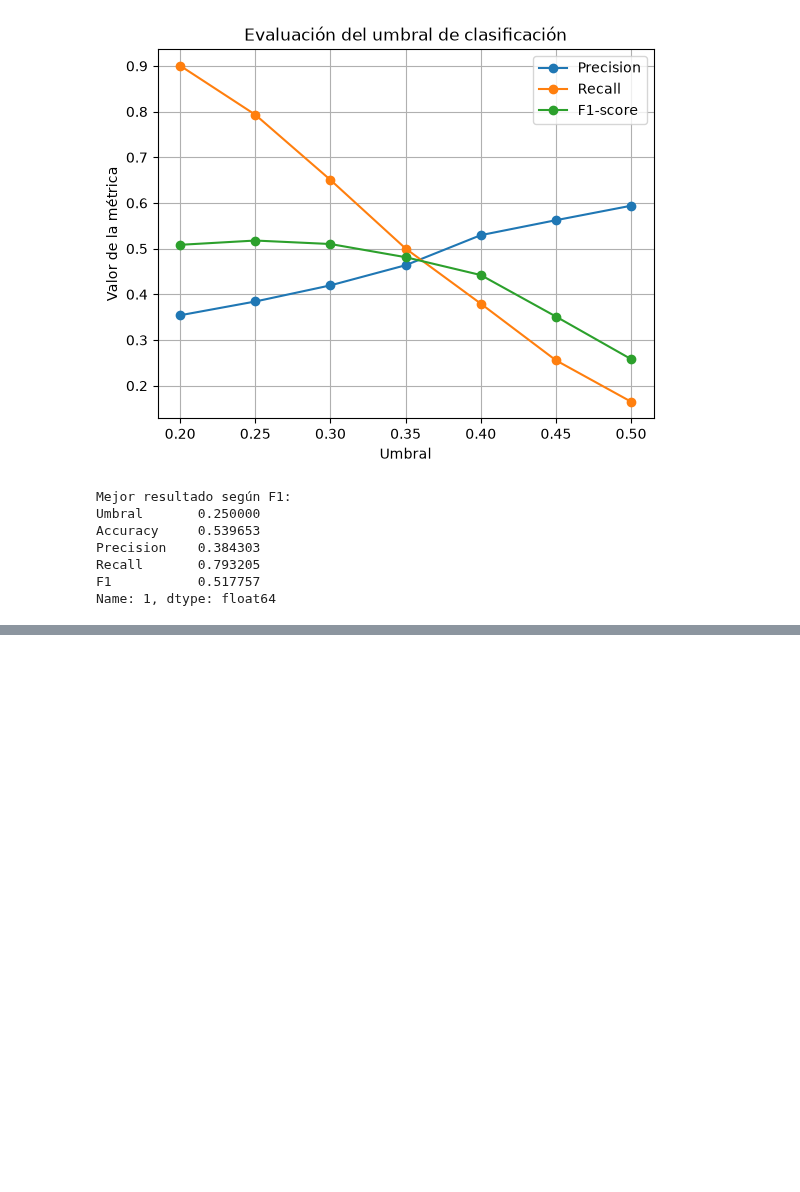
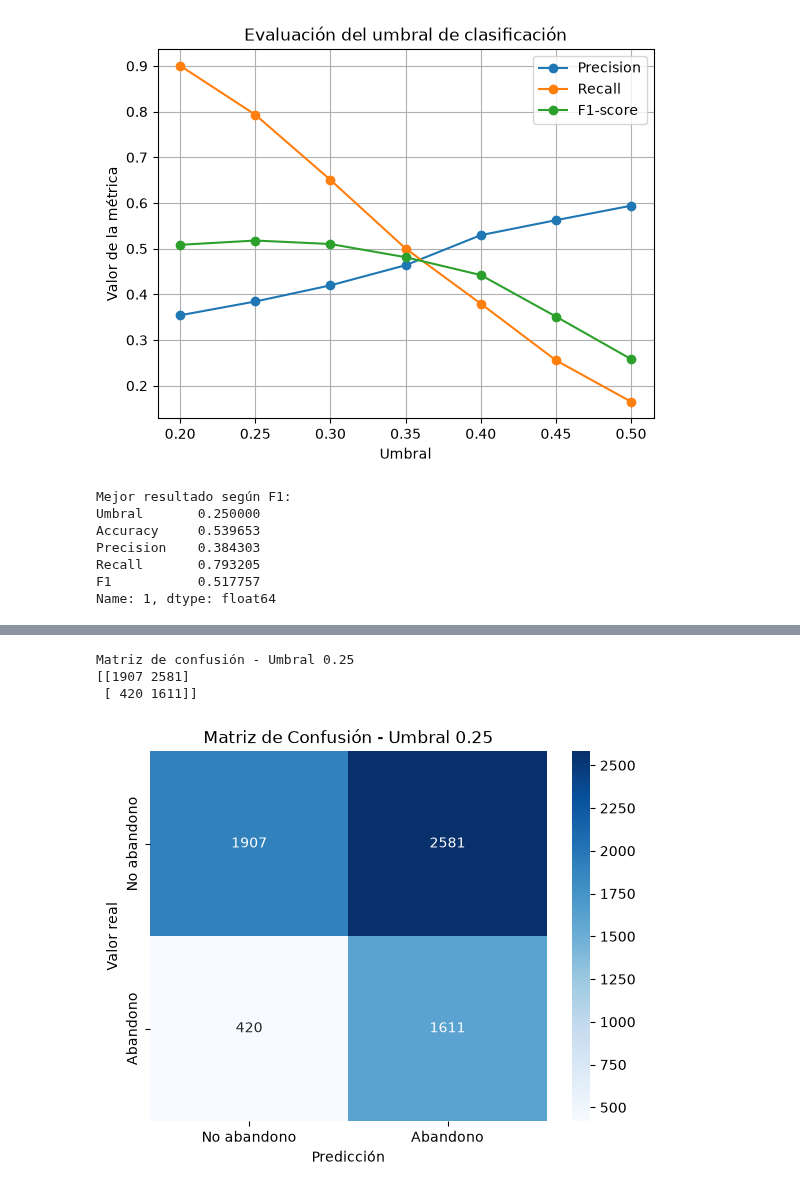
Before and after one commit to vicentesystemdev/JARVIS_SANGRON, a Jupyter notebook: Codigo/02_regresion_logistica.ipynb, the cells around one changed output, grey strips where cells are left out. Saved outputs shown, nothing was run; the diff lists cells and outputs as text; code cells hidden in the pictures; blank space fills up the shorter version.

Commit message:
Completa modelo de regresion logistica y evaluacion final

```diff
--- a/Codigo/02_regresion_logistica.ipynb
+++ b/Codigo/02_regresion_logistica.ipynb
@@ -797,0 +816,14 @@ Name: 1, dtype: float64
+# %%
+umbral_seleccionado = 0.25
+
+y2_pred_025 = (
+    y2_prob_test >= umbral_seleccionado
+).astype(int)
+
+print("MODELO - UMBRAL 0.25")
+print("--------------------------------")
+print(f"Accuracy : {accuracy_score(y2_test, y2_pred_025):.4f}")
+print(f"Precision: {precision_score(y2_test, y2_pred_025, zero_division=0):.4f}")
+print(f"Recall   : {recall_score(y2_test, y2_pred_025, zero_division=0):.4f}")
+print(f"F1-Score : {f1_score(y2_test, y2_pred_025, zero_division=0):.4f}")
+print(f"AUC      : {roc_auc_score(y2_test, y2_prob_test):.4f}")
@@ -797,0 +838,28 @@ Name: 1, dtype: float64
+# %%
+matriz_025 = confusion_matrix(
+    y2_test,
+    y2_pred_025
+)
+
+print("Matriz de confusión - Umbral 0.25")
+print(matriz_025)
+# %% [output]
+Matriz de confusión - Umbral 0.25
+[[1907 2581]
+ [ 420 1611]]
+# %%
+sns.heatmap(
+    matriz_025,
+    annot=True,
+    fmt='d',
+    cmap='Blues',
+    xticklabels=['No abandono', 'Abandono'],
+    yticklabels=['No abandono', 'Abandono']
+)
+
+plt.title('Matriz de Confusión - Umbral 0.25')
+plt.xlabel('Predicción')
+plt.ylabel('Valor real')
+plt.show()
+# %% [output]
+[figure, added]
```
Also changed, not shown: parts of 24 cells of this notebook.
